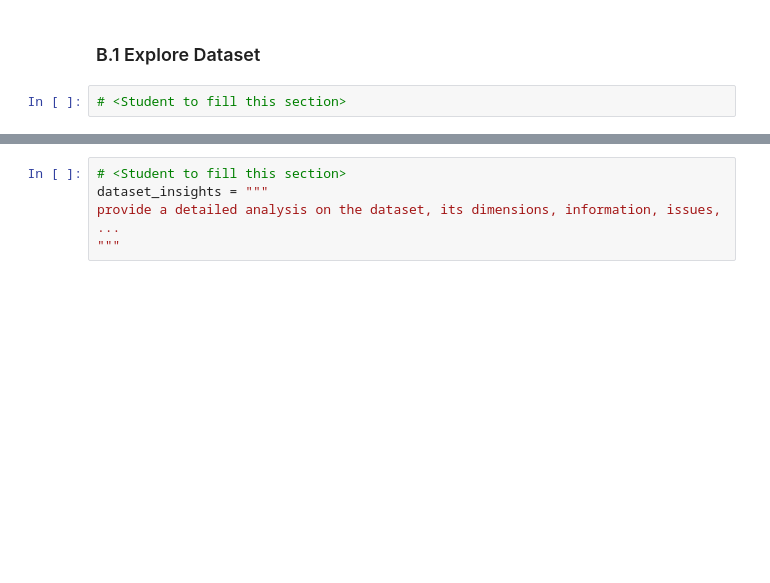
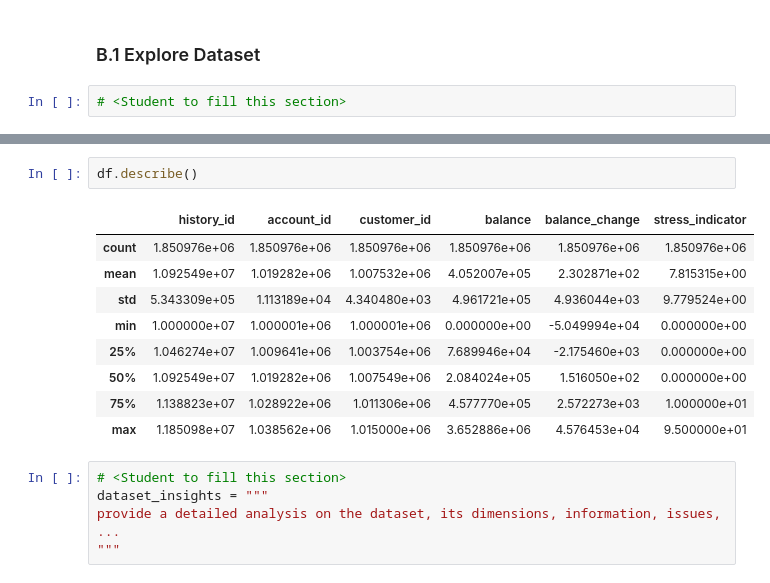
Before and after one commit to leonhsu95/AT3-Group-Banking, a Jupyter notebook: 36106-26SP-AT3-26324145-SB-2-eda-account_balance_history.ipynb, the cells around one changed output, grey strips where cells are left out. Cells and saved outputs as stored; diff of their text form; blank space fills up the shorter version.

Commit message:
chore: Explore Dataset account balance history

```diff
--- a/36106-26SP-AT3-26324145-SB-2-eda-account_balance_history.ipynb
+++ b/36106-26SP-AT3-26324145-SB-2-eda-account_balance_history.ipynb
@@ -97,3 +128,15 @@ except Exception as e:
+# %%
+df.describe()
+# %% [output]
+|  | history_id | account_id | customer_id | balance | balance_change | stress_indicator |
+| count | 1.850976e+06 | 1.850976e+06 | 1.850976e+06 | 1.850976e+06 | 1.850976e+06 | 1.850976e+06 |
+| mean | 1.092549e+07 | 1.019282e+06 | 1.007532e+06 | 4.052007e+05 | 2.302871e+02 | 7.815315e+00 |
+| std | 5.343309e+05 | 1.113189e+04 | 4.340480e+03 | 4.961721e+05 | 4.936044e+03 | 9.779524e+00 |
+| min | 1.000000e+07 | 1.000001e+06 | 1.000001e+06 | 0.000000e+00 | -5.049994e+04 | 0.000000e+00 |
+| 25% | 1.046274e+07 | 1.009641e+06 | 1.003754e+06 | 7.689946e+04 | -2.175460e+03 | 0.000000e+00 |
+| 50% | 1.092549e+07 | 1.019282e+06 | 1.007549e+06 | 2.084024e+05 | 1.516050e+02 | 0.000000e+00 |
+| 75% | 1.138823e+07 | 1.028922e+06 | 1.011306e+06 | 4.577770e+05 | 2.572273e+03 | 1.000000e+01 |
+| max | 1.185098e+07 | 1.038562e+06 | 1.015000e+06 | 3.652886e+06 | 4.576453e+04 | 9.500000e+01 |
 # %%
 # <Student to fill this section>
 dataset_insights = """
```
Also changed, not shown: parts of 3 cells of this notebook, 1 other file.
